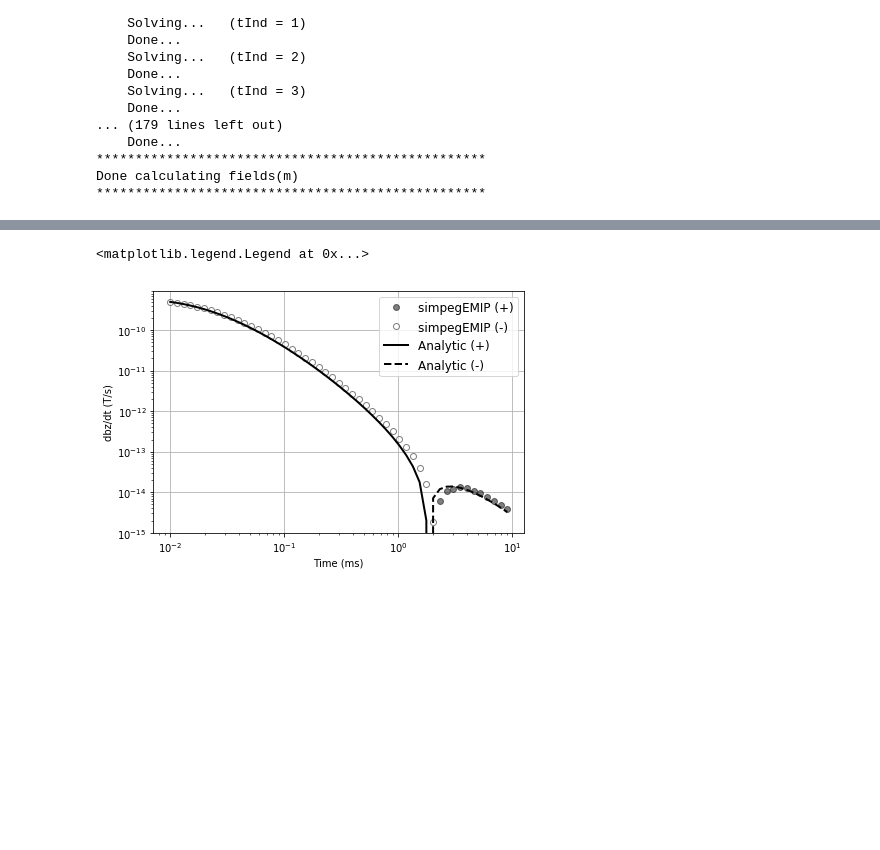
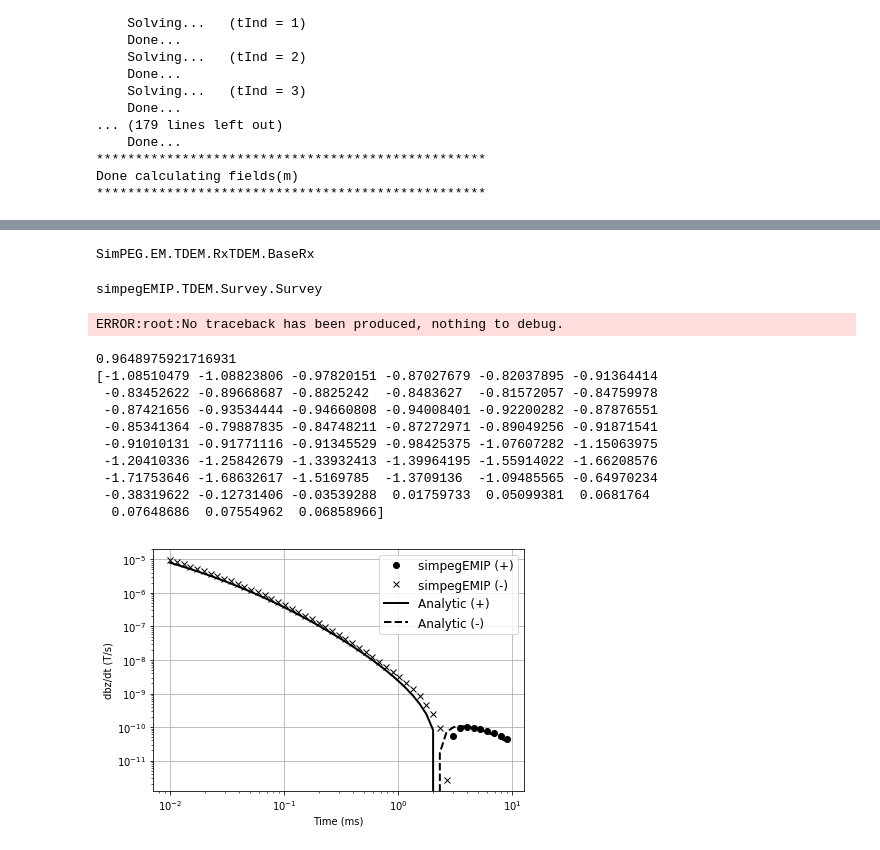
Before and after one commit to sgkang/simpegEMIP, a Jupyter notebook: notebook/TEM_Convolution_inductivesource_SE_example.ipynb, the cells around one changed output, grey strips where cells are left out. Cells and saved outputs as stored; diff of their text form; code cells hidden in the pictures; blank space fills up the shorter version.

```diff
--- a/notebook/TEM_Convolution_inductivesource_SE_example.ipynb
+++ b/notebook/TEM_Convolution_inductivesource_SE_example.ipynb
@@ -33,7 +33,7 @@ update_sens = Directives.UpdateSensitivityWeights()
 prob.time = time
 prob.pair(survey)
 m0 = np.r_[eta0, np.log(tau0), c0]
-perc = 0.01
+perc = 0.05
 dmisfitpeta = DataMisfit.l2_DataMisfit(survey)
 dmisfitpeta.W = 1/(abs(survey.dobs)*perc)
 reg = Regularization.Simple(m1D)
@@ -42,7 +42,7 @@ invProb = InvProblem.BaseInvProblem(dmisfitpeta, reg, opt)
 # Create an inversion object
 target = Directives.TargetMisfit()
 betaSch = Directives.BetaSchedule(coolingFactor=1, coolingRate=1)
-# invProb.beta = 0.
+invProb.beta = 0.
 inv = Inversion.BaseInversion(invProb, directiveList=[betaSch, target])
 reg.mref = 0.*m0
 prob.counter = opt.counter = Utils.Counter()
@@ -188,3 +172,15 @@ Done calculating fields(m)
+# %%
+survey.rxPair
+# %% [output]
+SimPEG.EM.TDEM.RxTDEM.BaseRx
+# %%
+Survey_EMIP
+# %% [output]
+simpegEMIP.TDEM.Survey.Survey
+# %%
+debug
+# %% [output]
+ERROR:root:No traceback has been produced, nothing to debug.
 # %%
 from EMTD.Utils import hzAnalyticDipoleT, hzAnalyticDipoleT_CC
 # %%
@@ -192,14 +188,14 @@ from simpegEM1D import EM1D, EM1DSurveyTD, Utils1D, get_vertical_discretization_
 import numpy as np
 mesh1D = Mesh.TensorMesh([1])
 TDsurvey = EM1DSurveyTD(
-    rx_location = np.array([0., 0., 50.]),
-    src_location = np.array([0., 0., 50.]),
+    rx_location = np.array([0., 0., src_z]),
+    src_location = np.array([0., 0., src_z]),
     topo = np.r_[0., 0., 0.],
-    offset = np.r_[100.],
+    offset = np.r_[0.],
     depth = np.r_[0.],
     rx_type = 'dBzdt',
     wave_type = 'stepoff',
-    src_type = 'VMD',
+    src_type = 'CircularLoop',
     a = 13.,
     I = 1.,
     time = rx.times.copy(),
@@ -217,16 +213,31 @@ prob.chi = np.zeros(TDsurvey.n_layer)
 dhzdt = TDsurvey.dpred([])
 # %%
 ms = 1e3
-scale = 1.
-plt.loglog(rx.times*ms, data.flatten()*scale, 'ko', alpha = 0.5)
-plt.loglog(rx.times*ms, -data.flatten()*scale, 'ko', markerfacecolor="w", alpha = 0.5)
+# scale = 1./(13**2 *np.pi)
+scale = 1
+plt.loglog(rx.times*ms, data.flatten()*scale, 'ko', markerfacecolor="k")
+plt.loglog(rx.times*ms, -data.flatten()*scale, 'kx', markerfacecolor="k")
 plt.loglog(rx.times*ms, -dhzdt.flatten(), 'k-', lw=2)
 plt.loglog(rx.times*ms, dhzdt.flatten(), 'k--', lw=2)
 plt.grid(True)
 plt.tight_layout()
 plt.xlabel("Time (ms)")
 plt.ylabel("dbz/dt (T/s)")
 plt.legend(("simpegEMIP (+)", "simpegEMIP (-)", "Analytic (+)", "Analytic (-)"), fontsize = 12)
+uncert = abs(dhzdt)*0.2 + 1e-10
+err = np.linalg.norm((data - dhzdt)/(uncert))**2 / survey.nD
+rerr = (data - dhzdt)/uncert
+print (err)
+print (rerr)
 # %% [output]
-<matplotlib.legend.Legend at 0x...>
+0.9648975921716931
+[-1.08510479 -1.08823806 -0.97820151 -0.87027679 -0.82037895 -0.91364414
+ -0.83452622 -0.89668687 -0.8825242  -0.8483627  -0.81572057 -0.84759978
+ -0.87421656 -0.93534444 -0.94660808 -0.94008401 -0.92200282 -0.87876551
+ -0.85341364 -0.79887835 -0.84748211 -0.87272971 -0.89049256 -0.91871541
+ -0.91010131 -0.91771116 -0.91345529 -0.98425375 -1.07607282 -1.15063975
+ -1.20410336 -1.25842679 -1.33932413 -1.39964195 -1.55914022 -1.66208576
+ -1.71753646 -1.68632617 -1.5169785  -1.3709136  -1.09485565 -0.64970234
+ -0.38319622 -0.12731406 -0.03539288  0.01759733  0.05099381  0.0681764
+  0.07648686  0.07554962  0.06858966]
-[figure, old version]
+[figure, new version]
```
Also changed, not shown: parts of 5 cells of this notebook, 8 other files.
